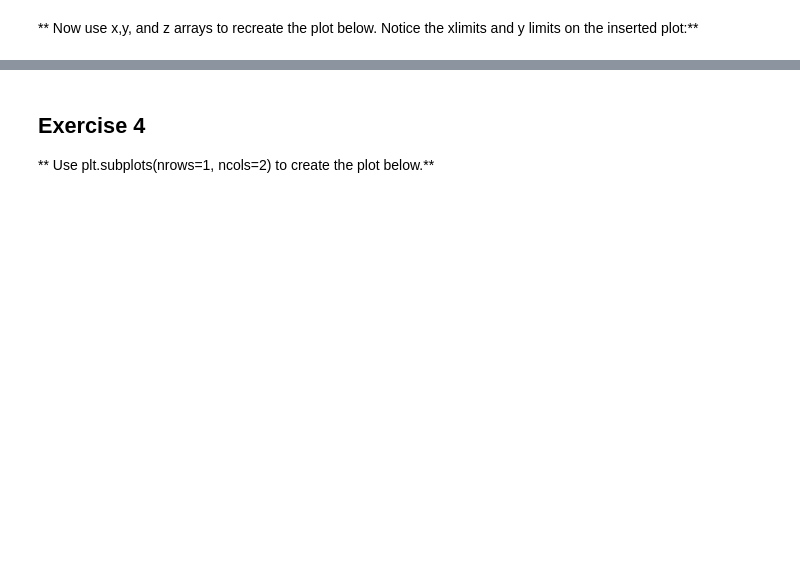
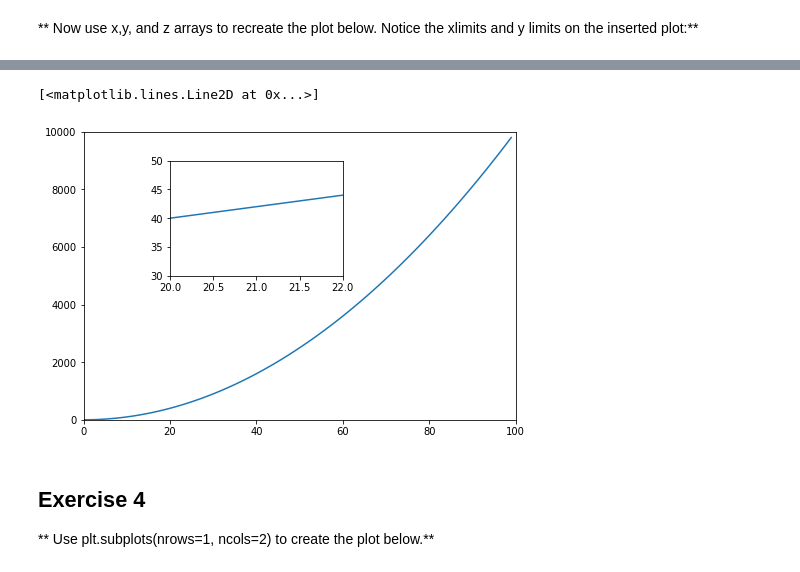
Before and after one commit to paulocalado/python_for_ml, a Jupyter notebook: Refactored_Py_DS_ML_Bootcamp-master/05-Data-Visualization-with-Matplotlib/02-Matplotlib Exercises.ipynb, the cells around one changed output, grey strips where cells are left out. Cells and saved outputs as stored; diff of their text form; code cells hidden in the pictures; blank space fills up the shorter version.

```diff
--- a/Refactored_Py_DS_ML_Bootcamp-master/05-Data-Visualization-with-Matplotlib/02-Matplotlib Exercises.ipynb
+++ b/Refactored_Py_DS_ML_Bootcamp-master/05-Data-Visualization-with-Matplotlib/02-Matplotlib Exercises.ipynb
@@ -83,3 +86,19 @@ axes2.plot(x,y)
+# %%
+fig = plt.figure()
+
+axes1 = fig.add_axes([0,0,1,1])
+axes2 = fig.add_axes([0.2,0.5,.4,.4])
+
+axes1.set_xlim([0,100])
+axes1.set_ylim([0,10000])
+axes1.plot(x,z)
+
+axes2.set_xlim([20,22])
+axes2.set_ylim([30,50])
+axes2.plot(x,y)
+# %% [output]
+[<matplotlib.lines.Line2D at 0x...>]
+[figure, added]
 # %% [markdown]
 ## Exercise 4
 
```
Also changed, not shown: parts of 9 cells of this notebook, 2 other files.
